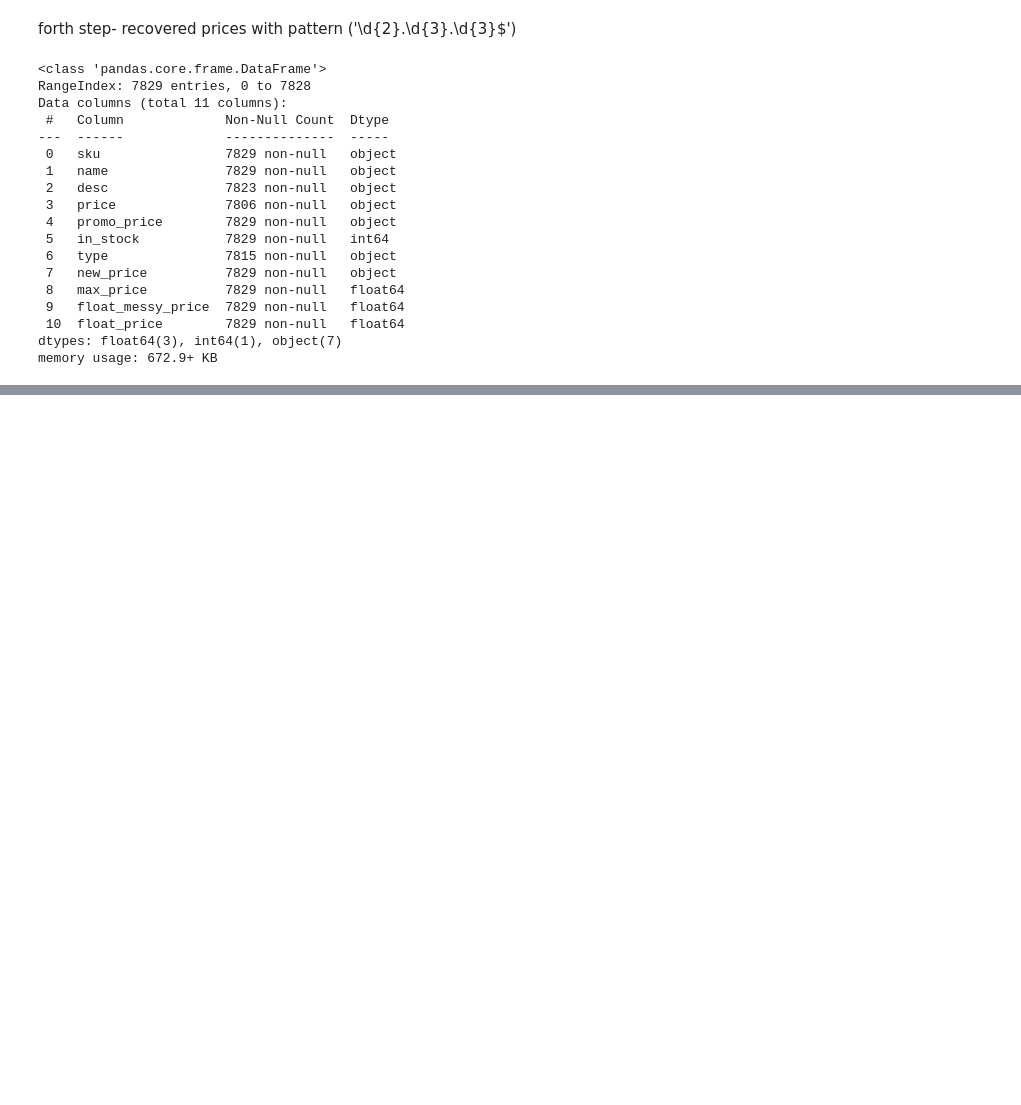
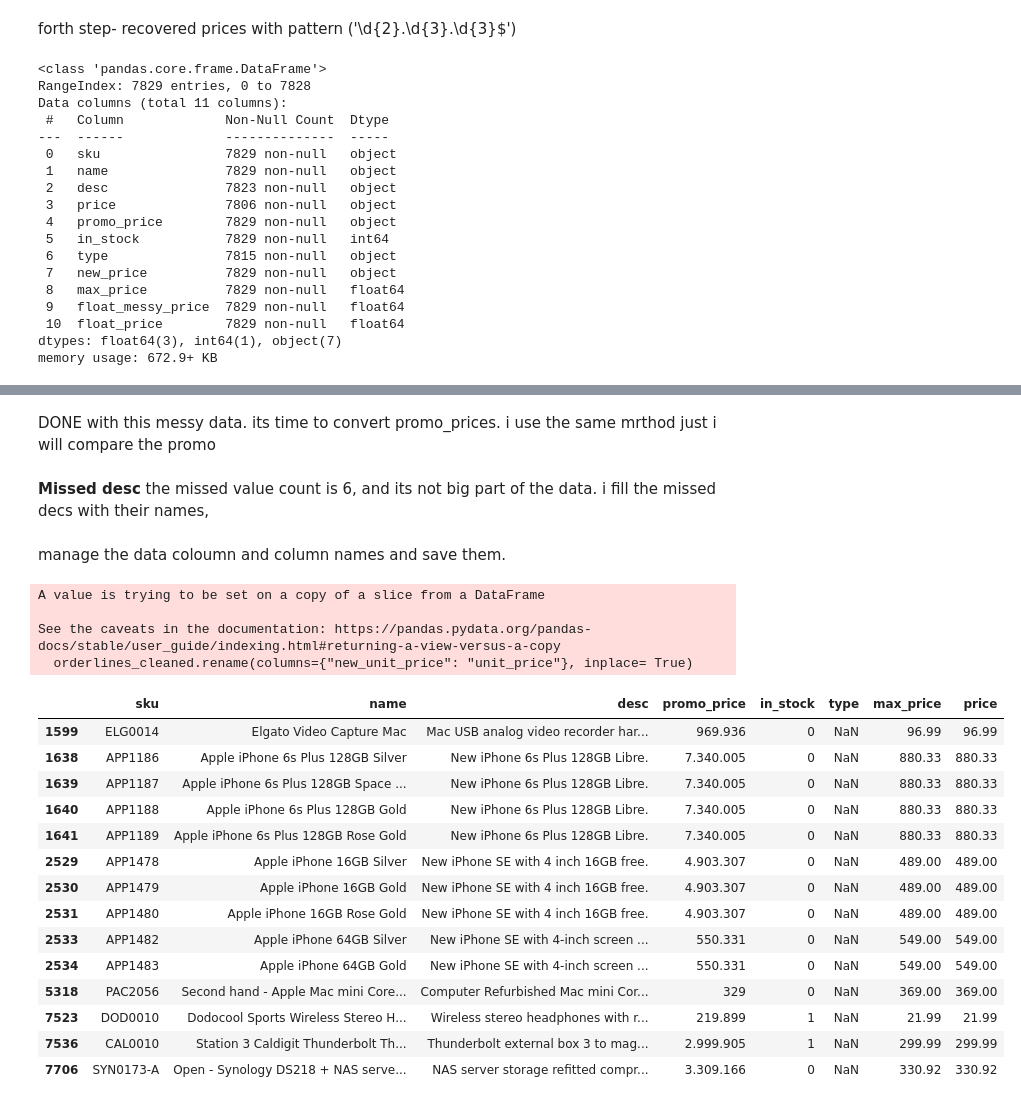
Before and after one commit to sherwan-m/Eniac_Analyze_Discounts, a Jupyter notebook: data_cleaning.ipynb, the cells around one changed output, grey strips where cells are left out. Drawn from its saved outputs; the diff is of its cells as text; code cells hidden in the pictures; blank space fills up the shorter version.

```diff
--- a/data_cleaning.ipynb
+++ b/data_cleaning.ipynb
@@ -820,7 +849,7 @@ now we can recalculate the missed prices with the max price for that product in
 recoverd_values = (
 orderlines_last_v
         .groupby('sku')
-        .agg(max_price = ('unit_price', 'max'))
+        .agg(max_price = ('new_unit_price', 'max'))
         .reset_index()
         .merge(
                 sold_products,
@@ -828,5 +857,5 @@ orderlines_last_v
                 on='sku'
         )
 )
-recoverd_values
+recoverd_values.info()
 # %% [output]
@@ -882,7 +895,7 @@ and i add two new columns,
 sold_products= (
 sold_products
         .assign(
-                max_price = recoverd_values['max_price'].replace(r'(\d*)\.(\d{3}\.\d{2})$', r'\1\2', regex= True).astype('float'),
+                max_price = recoverd_values['max_price'],
                 float_messy_price = lambda df_ : df_['new_price'].replace(r'(\d*)\.(\d{3}\.\d{2,3})$', r'\1\2', regex= True).astype('float'),
                 float_price = 0.0
                 )
@@ -1122,0 +1146,21 @@ memory usage: 672.9+ KB
+# %% [markdown]
+DONE with this messy data.
+its time to convert promo_prices. i use the same mrthod just i will compare the promo
+# %% [markdown]
+**Missed desc**
+the missed value count is 6, and its not big part of the data.
+i fill the missed decs with their names,
+# %%
+sold_products_last_v.fillna(value= {'desc' : sold_products_last_v['name']}, inplace= True)
+# %% [markdown]
+manage the data coloumn and column names and save them.
+# %%
+
+orderlines_cleaned = orderlines_last_v[['id_order', 'product_id', 'product_quantity', 'sku' , 'date', 'new_unit_price']]
+orderlines_cleaned.rename(columns={"new_unit_price": "unit_price"}, inplace= True)
+orderlines_cleaned.to_csv('./orderlines_cleaned.csv')
+# %% [output]
+A value is trying to be set on a copy of a slice from a DataFrame
+
+See the caveats in the documentation: https://pandas.pydata.org/pandas-docs/stable/user_guide/indexing.html#returning-a-view-versus-a-copy
+  orderlines_cleaned.rename(columns={"new_unit_price": "unit_price"}, inplace= True)
@@ -1122,0 +1171,24 @@ memory usage: 672.9+ KB
+# %%
+
+products_cleaned = sold_products_last_v.drop(columns=['price', 'new_price', 'float_messy_price' ])
+products_cleaned.rename(columns={"float_price": "price"}, inplace= True)
+products_cleaned.to_csv('./products_cleaned.csv')
+# %%
+products_cleaned.loc[lambda df_ : df_['type'].isna()].
+products_cleaned.sort_values
+# %% [output]
+|  | sku | name | desc | promo_price | in_stock | type | max_price | price |
+| 1599 | ELG0014 | Elgato Video Capture Mac | Mac USB analog video recorder har... | 969.936 | 0 | NaN | 96.99 | 96.99 |
+| 1638 | APP1186 | Apple iPhone 6s Plus 128GB Silver | New iPhone 6s Plus 128GB Libre. | 7.340.005 | 0 | NaN | 880.33 | 880.33 |
+| 1639 | APP1187 | Apple iPhone 6s Plus 128GB Space ... | New iPhone 6s Plus 128GB Libre. | 7.340.005 | 0 | NaN | 880.33 | 880.33 |
+| 1640 | APP1188 | Apple iPhone 6s Plus 128GB Gold | New iPhone 6s Plus 128GB Libre. | 7.340.005 | 0 | NaN | 880.33 | 880.33 |
+| 1641 | APP1189 | Apple iPhone 6s Plus 128GB Rose Gold | New iPhone 6s Plus 128GB Libre. | 7.340.005 | 0 | NaN | 880.33 | 880.33 |
+| 2529 | APP1478 | Apple iPhone 16GB Silver | New iPhone SE with 4 inch 16GB free. | 4.903.307 | 0 | NaN | 489.00 | 489.00 |
+| 2530 | APP1479 | Apple iPhone 16GB Gold | New iPhone SE with 4 inch 16GB free. | 4.903.307 | 0 | NaN | 489.00 | 489.00 |
+| 2531 | APP1480 | Apple iPhone 16GB Rose Gold | New iPhone SE with 4 inch 16GB free. | 4.903.307 | 0 | NaN | 489.00 | 489.00 |
+| 2533 | APP1482 | Apple iPhone 64GB Silver | New iPhone SE with 4-inch screen ... | 550.331 | 0 | NaN | 549.00 | 549.00 |
+| 2534 | APP1483 | Apple iPhone 64GB Gold | New iPhone SE with 4-inch screen ... | 550.331 | 0 | NaN | 549.00 | 549.00 |
+| 5318 | PAC2056 | Second hand - Apple Mac mini Core... | Computer Refurbished Mac mini Cor... | 329 | 0 | NaN | 369.00 | 369.00 |
+| 7523 | DOD0010 | Dodocool Sports Wireless Stereo H... | Wireless stereo headphones with r... | 219.899 | 1 | NaN | 21.99 | 21.99 |
+| 7536 | CAL0010 | Station 3 Caldigit Thunderbolt Th... | Thunderbolt external box 3 to mag... | 2.999.905 | 1 | NaN | 299.99 | 299.99 |
+| 7706 | SYN0173-A | Open - Synology DS218 + NAS serve... | NAS server storage refitted compr... | 3.309.166 | 0 | NaN | 330.92 | 330.92 |
```
Also changed, not shown: parts of 9 cells of this notebook, 4 other files.
